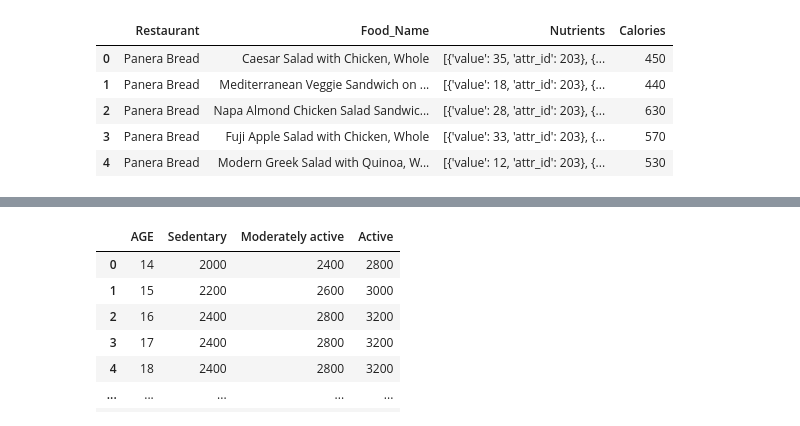
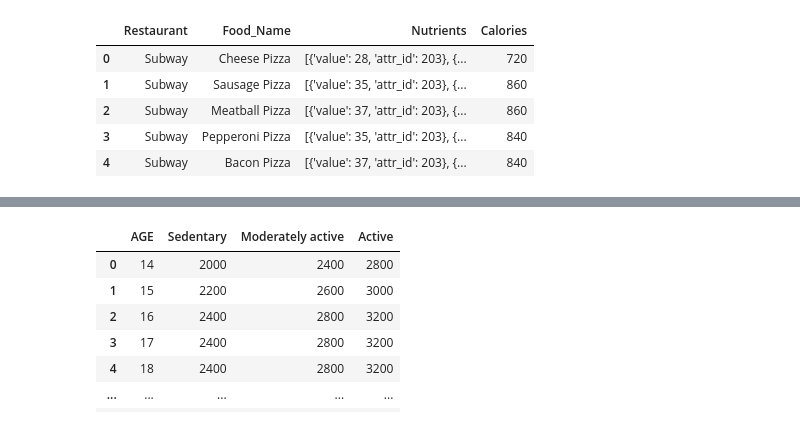
Before and after one commit to darrenluc93/Healthy-Restaurants, a Jupyter notebook: Jupyter Notebooks Data Analysis/Jupyter Notebooks/NutrientsConverter.ipynb, the cells around one changed output, grey strips where cells are left out. Cells and saved outputs as stored; diff of their text form; code cells hidden in the pictures.

Commit message:
Menu Analysis

```diff
--- a/Jupyter Notebooks Data Analysis/Jupyter Notebooks/NutrientsConverter.ipynb
+++ b/Jupyter Notebooks Data Analysis/Jupyter Notebooks/NutrientsConverter.ipynb
@@ -3,16 +3,16 @@ import pandas as pd
 
 import ast
 # %%
-foodRaw_df = pd.read_csv('../../Resources/CSVs/all_menu_items.csv')
+foodRaw_df = pd.read_csv('../../Resources/CSVs/all_food.csv')
 
 foodRaw_df.head()
 # %% [output]
 |  | Restaurant | Food_Name | Nutrients | Calories |
-| 0 | Panera Bread | Caesar Salad with Chicken, Whole | [{'value': 35, 'attr_id': 203}, {... | 450 |
-| 1 | Panera Bread | Mediterranean Veggie Sandwich on ... | [{'value': 18, 'attr_id': 203}, {... | 440 |
-| 2 | Panera Bread | Napa Almond Chicken Salad Sandwic... | [{'value': 28, 'attr_id': 203}, {... | 630 |
-| 3 | Panera Bread | Fuji Apple Salad with Chicken, Whole | [{'value': 33, 'attr_id': 203}, {... | 570 |
-| 4 | Panera Bread | Modern Greek Salad with Quinoa, W... | [{'value': 12, 'attr_id': 203}, {... | 530 |
+| 0 | Subway | Cheese Pizza | [{'value': 28, 'attr_id': 203}, {... | 720 |
+| 1 | Subway | Sausage Pizza | [{'value': 35, 'attr_id': 203}, {... | 860 |
+| 2 | Subway | Meatball Pizza | [{'value': 37, 'attr_id': 203}, {... | 860 |
+| 3 | Subway | Pepperoni Pizza | [{'value': 35, 'attr_id': 203}, {... | 840 |
+| 4 | Subway | Bacon Pizza | [{'value': 37, 'attr_id': 203}, {... | 840 |
 # %%
 nutrient_map = pd.read_csv('../../Resources/CSVs/Nutritionix API v2 - Full Nutrient USDA Field Mapping.csv')
 
```
Also changed, not shown: parts of 4 cells of this notebook, 10 other files.
